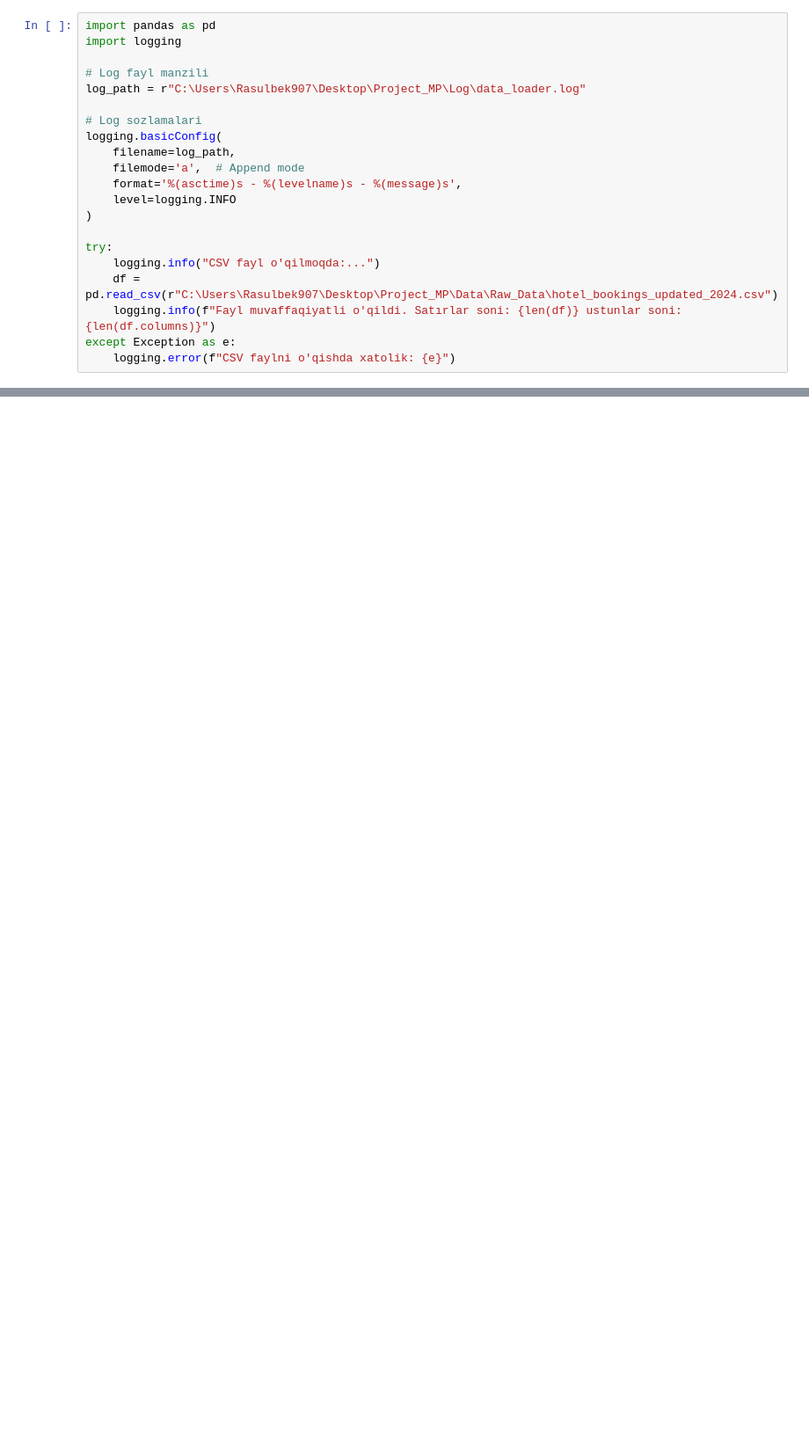
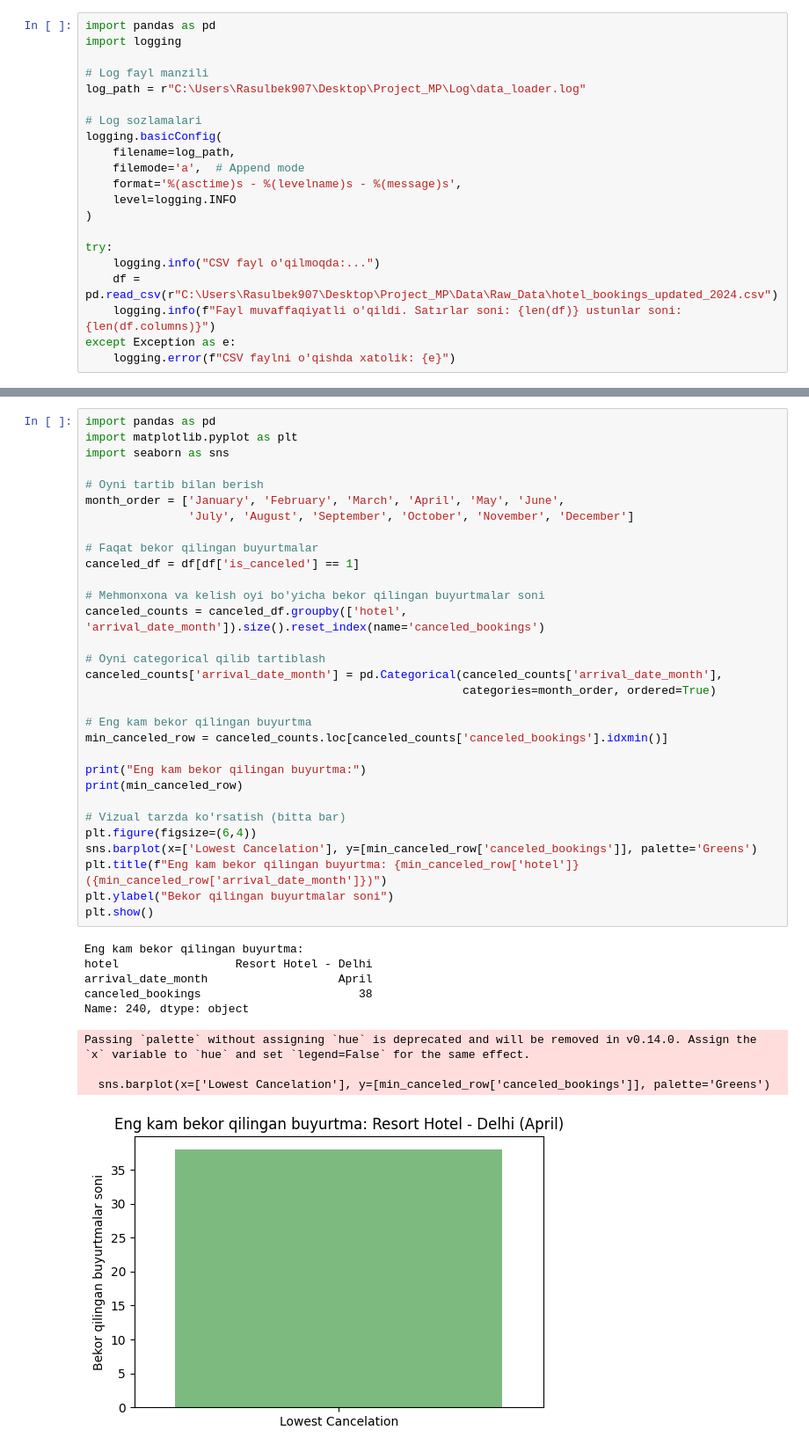
Before and after one commit to rasulbekdeveloper907/Hotel-Booking-Cancellation-Prediction, a Jupyter notebook: Notebooks/EDA.ipynb, the cells around one changed output, grey strips where cells are left out. Shown at 88% size. Saved outputs shown, nothing was run; the diff lists cells and outputs as text; blank space fills up the shorter version.

```diff
--- a/Notebooks/EDA.ipynb
+++ b/Notebooks/EDA.ipynb
@@ -25,0 +266,41 @@ df.info()
+# %%
+import pandas as pd
+import matplotlib.pyplot as plt
+import seaborn as sns
+
+# Oyni tartib bilan berish
+month_order = ['January', 'February', 'March', 'April', 'May', 'June',
+               'July', 'August', 'September', 'October', 'November', 'December']
+
+# Faqat bekor qilingan buyurtmalar
+canceled_df = df[df['is_canceled'] == 1]
+
+# Mehmonxona va kelish oyi bo'yicha bekor qilingan buyurtmalar soni
+canceled_counts = canceled_df.groupby(['hotel', 'arrival_date_month']).size().reset_index(name='canceled_bookings')
+
+# Oyni categorical qilib tartiblash
+canceled_counts['arrival_date_month'] = pd.Categorical(canceled_counts['arrival_date_month'],
+                                                       categories=month_order, ordered=True)
+
+# Eng kam bekor qilingan buyurtma
+min_canceled_row = canceled_counts.loc[canceled_counts['canceled_bookings'].idxmin()]
+
+print("Eng kam bekor qilingan buyurtma:")
+print(min_canceled_row)
+
+# Vizual tarzda ko'rsatish (bitta bar)
+plt.figure(figsize=(6,4))
+sns.barplot(x=['Lowest Cancelation'], y=[min_canceled_row['canceled_bookings']], palette='Greens')
+plt.title(f"Eng kam bekor qilingan buyurtma: {min_canceled_row['hotel']} ({min_canceled_row['arrival_date_month']})")
+plt.ylabel("Bekor qilingan buyurtmalar soni")
+plt.show()
+# %% [output]
+Eng kam bekor qilingan buyurtma:
+hotel                 Resort Hotel - Delhi
+arrival_date_month                   April
+canceled_bookings                       38
+Name: 240, dtype: object
+Passing `palette` without assigning `hue` is deprecated and will be removed in v0.14.0. Assign the `x` variable to `hue` and set `legend=False` for the same effect.
+
+  sns.barplot(x=['Lowest Cancelation'], y=[min_canceled_row['canceled_bookings']], palette='Greens')
+[figure, added]
```
Also changed, not shown: parts of 28 cells of this notebook.
